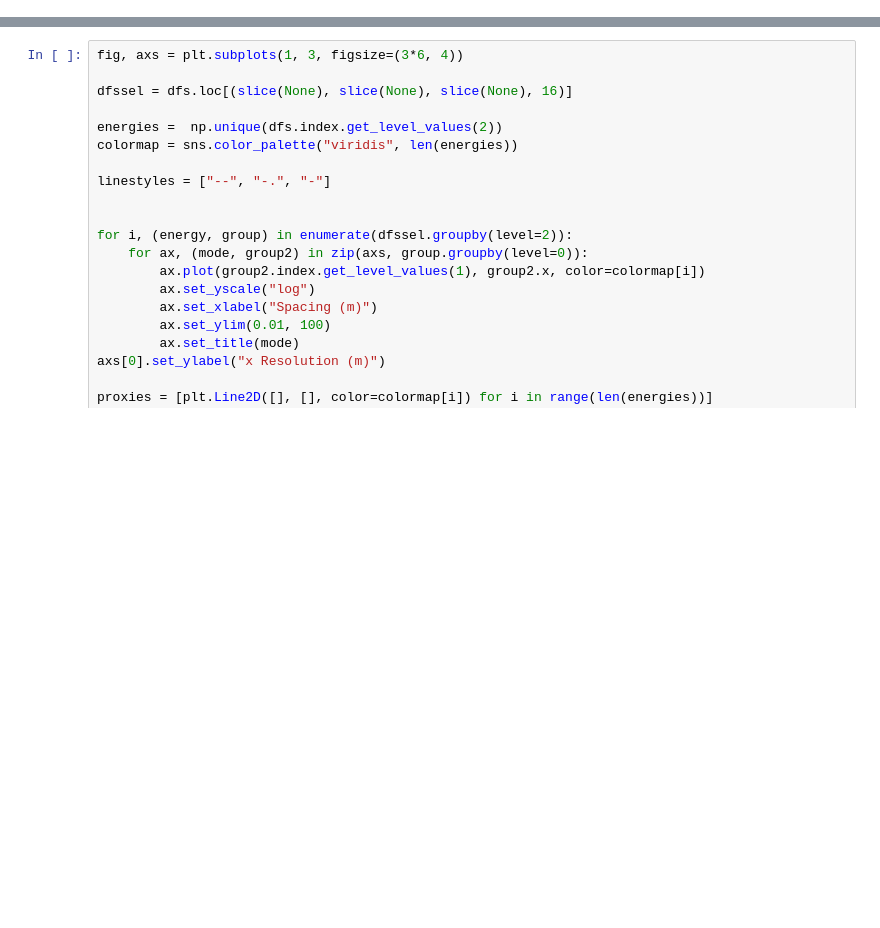
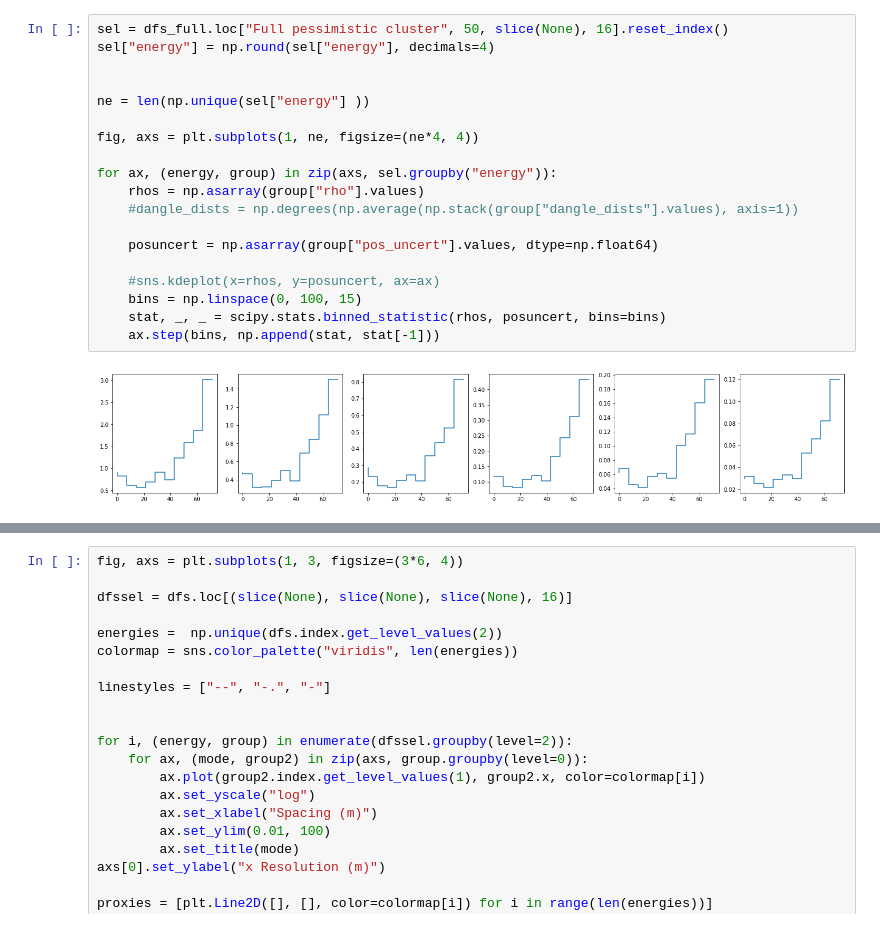
Before and after one commit to pone-software/olympus, a Jupyter notebook: plot_fisher_results.ipynb, the cells around one changed output, grey strips where cells are left out. Cells and saved outputs as stored; diff of their text form; blank space fills up the shorter version.

```diff
--- a/plot_fisher_results.ipynb
+++ b/plot_fisher_results.ipynb
@@ -54,0 +309,21 @@ dfs = pd.concat(dfs)
+# %%
+sel = dfs_full.loc["Full pessimistic cluster", 50, slice(None), 16].reset_index()
+sel["energy"] = np.round(sel["energy"], decimals=4)
+
+
+ne = len(np.unique(sel["energy"] ))
+
+fig, axs = plt.subplots(1, ne, figsize=(ne*4, 4))
+
+for ax, (energy, group) in zip(axs, sel.groupby("energy")):
+    rhos = np.asarray(group["rho"].values)
+    #dangle_dists = np.degrees(np.average(np.stack(group["dangle_dists"].values), axis=1))
+
+    posuncert = np.asarray(group["pos_uncert"].values, dtype=np.float64)
+
+    #sns.kdeplot(x=rhos, y=posuncert, ax=ax)
+    bins = np.linspace(0, 100, 15)
+    stat, _, _ = scipy.stats.binned_statistic(rhos, posuncert, bins=bins)
+    ax.step(bins, np.append(stat, stat[-1]))
+# %% [output]
+[figure, added]
```
Also changed, not shown: parts of 51 cells of this notebook, 1 other file.
